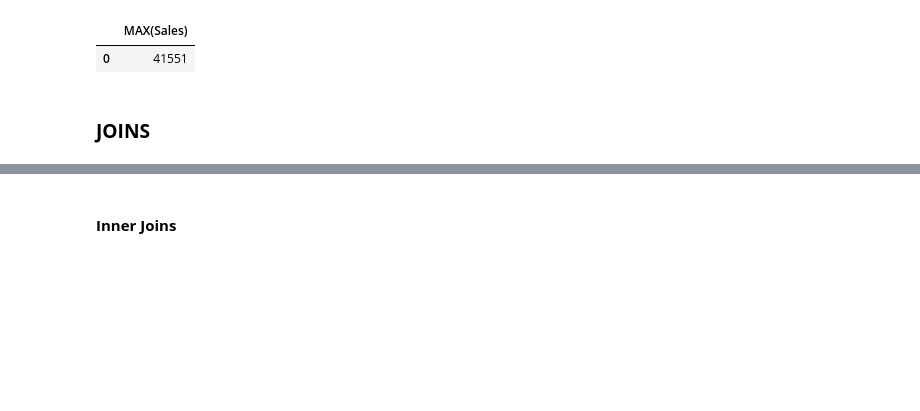
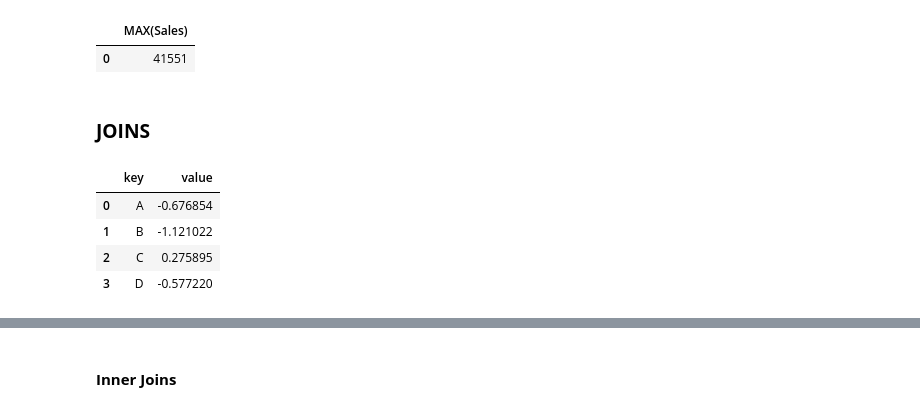
Before and after one commit to theSekyi/sql_projects, a Jupyter notebook: 02.ipynb, the cells around one changed output, grey strips where cells are left out. Saved outputs shown, nothing was run; the diff lists cells and outputs as text; code cells hidden in the pictures; blank space fills up the shorter version.

```diff
--- a/02.ipynb
+++ b/02.ipynb
@@ -280,3 +280,14 @@ pd.read_sql('''SELECT MAX(Sales)
 | 0 | 41551 |
 # %% [markdown]
 ### **JOINS**
+# %%
+df_left = pd.DataFrame({'key': ['A', 'B', 'C', 'D'], 'value': np.random.randn(4)})
+df_right = pd.DataFrame({'key': ['B', 'D', 'E', 'F'], 'value': np.random.randn(4)})
+# %%
+df_left
+# %% [output]
+|  | key | value |
+| 0 | A | -0.676854 |
+| 1 | B | -1.121022 |
+| 2 | C | 0.275895 |
+| 3 | D | -0.577220 |
```
Also changed, not shown: parts of 11 cells of this notebook, 4 other files.
